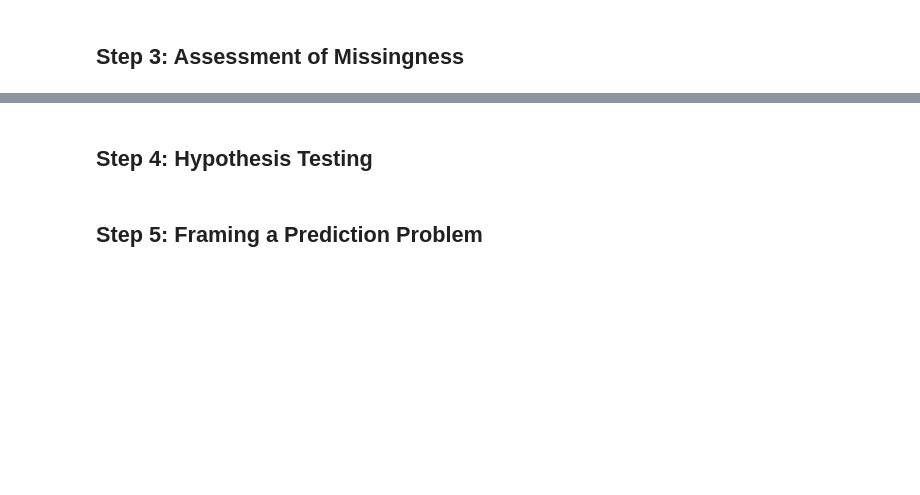
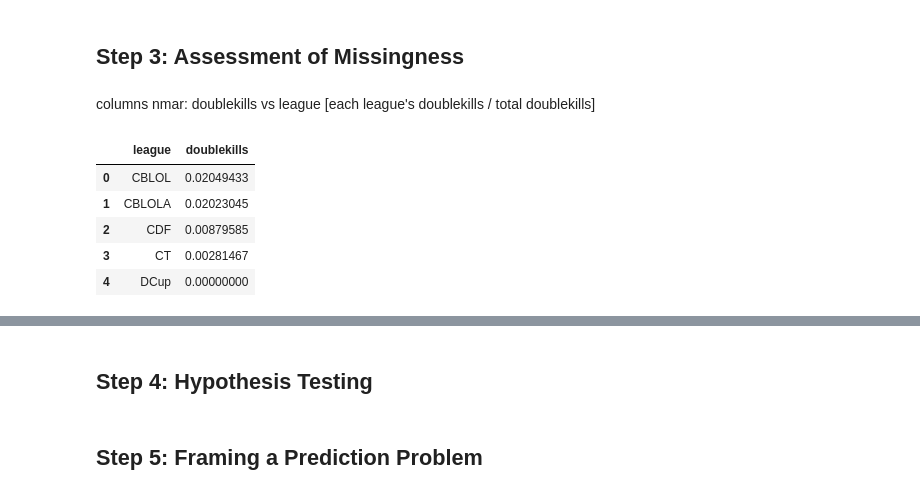
Before and after one commit to skvillamin/league-predictions, a Jupyter notebook: template.ipynb, the cells around one changed output, grey strips where cells are left out. Saved outputs shown, nothing was run; the diff lists cells and outputs as text; code cells hidden in the pictures; blank space fills up the shorter version.

```diff
--- a/template.ipynb
+++ b/template.ipynb
@@ -205,0 +215,15 @@ We are looking at the average statistics of mid and adc roles as well as their w
+# %% [markdown]
+columns nmar: doublekills vs league [each league's doublekills / total doublekills]
+# %%
+total = league['doublekills'].sum()
+
+prop_double_missing = (league.groupby('league')['doublekills'].sum() / total).reset_index()
+pd.options.display.float_format = '{:.8f}'.format
+prop_double_missing.head()
+# %% [output]
+|  | league | doublekills |
+| 0 | CBLOL | 0.02049433 |
+| 1 | CBLOLA | 0.02023045 |
+| 2 | CDF | 0.00879585 |
+| 3 | CT | 0.00281467 |
+| 4 | DCup | 0.00000000 |
```
Also changed, not shown: parts of 8 cells of this notebook.
